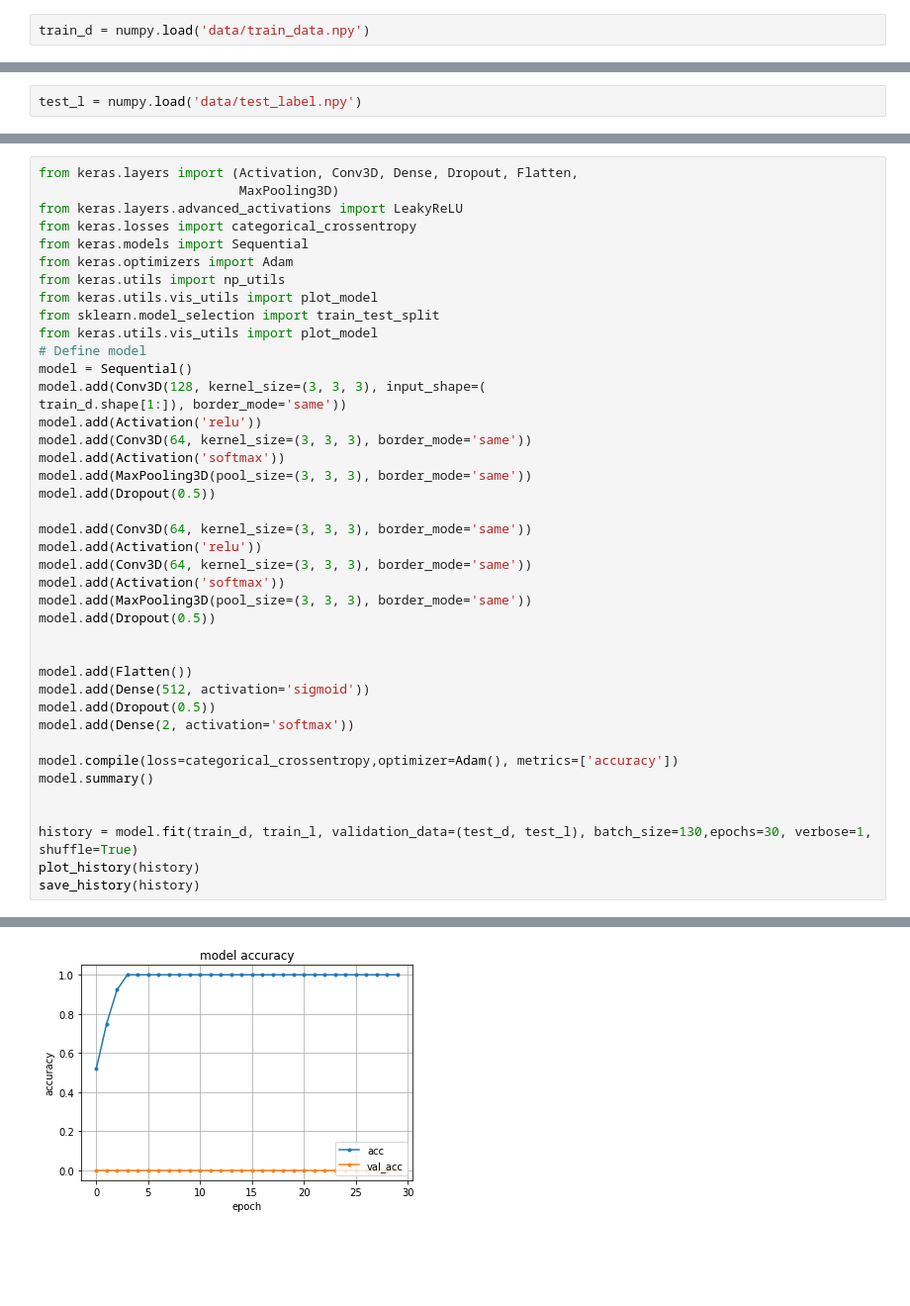
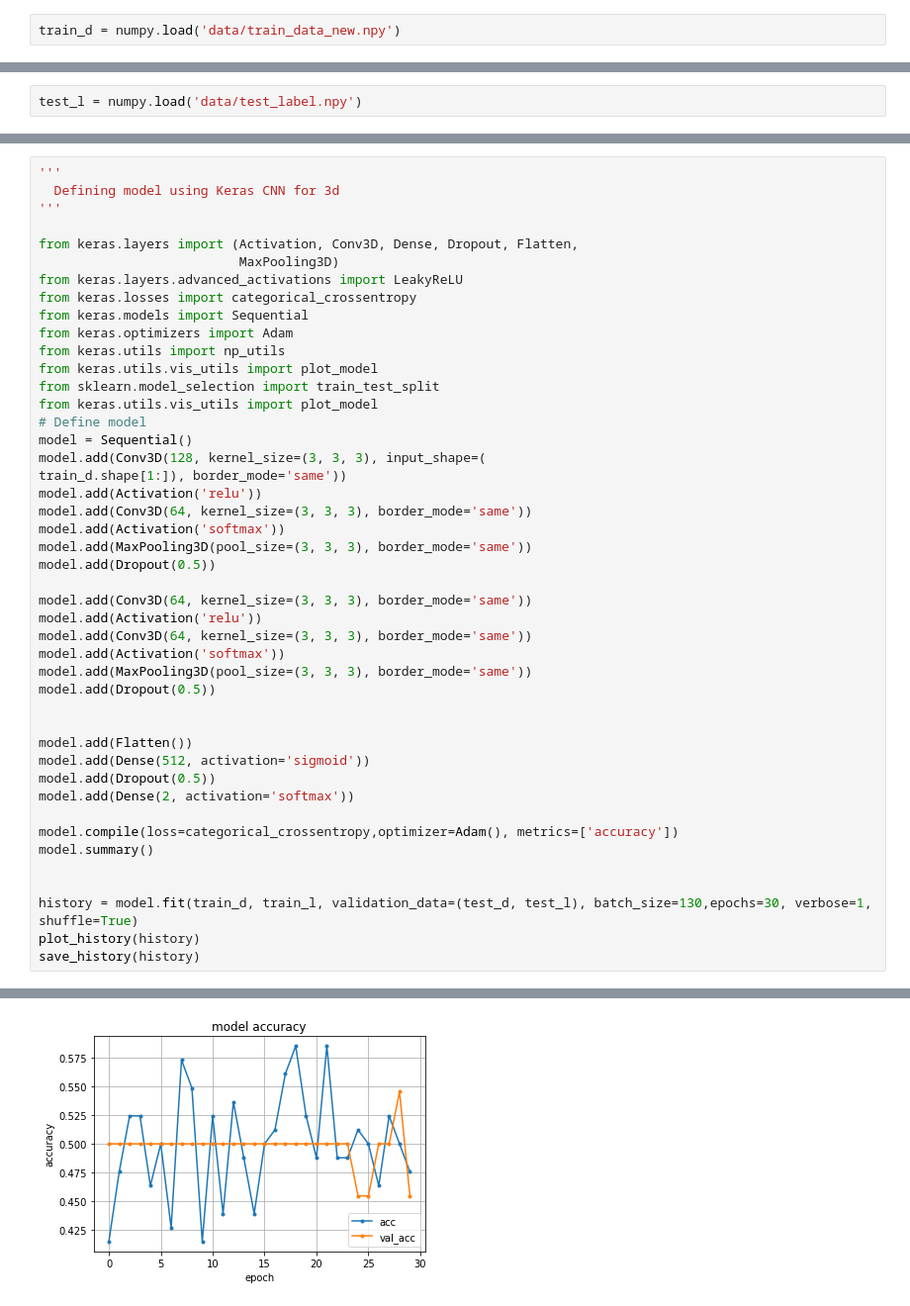
Before and after one commit to Ami190/Video_MotionDetection, a Jupyter notebook: Video_model.ipynb, the cells around one changed output, grey strips where cells are left out. Shown at 99% size. Drawn from its saved outputs; the diff is of its cells as text; blank space fills up the shorter version.

Commit message:
updates
updates_working model

```diff
--- a/Video_model.ipynb
+++ b/Video_model.ipynb
@@ -8,7 +8,7 @@ plot and evaluate model
 # %%
 import numpy
 # %%
-train_d = numpy.load('data/train_data.npy')
+train_d = numpy.load('data/train_data_new.npy')
 # %%
 train_l =numpy.load('data/train_label.npy')
 # %%
@@ -54,6 +62,10 @@ def save_history(history):
             fp.write('{}\t{}\t{}\t{}\t{}\n'.format(
                 i, loss[i], acc[i], val_loss[i], val_acc[i]))
 # %%
+'''
+  Defining model using Keras CNN for 3d
+'''
+
 from keras.layers import (Activation, Conv3D, Dense, Dropout, Flatten,
                           MaxPooling3D)
 from keras.layers.advanced_activations import LeakyReLU
@@ -115 +128 @@ Epoch 30/30
-[figure, old version]
+[figure, new version]
```
Also changed, not shown: parts of 6 cells of this notebook, 1 other file.
